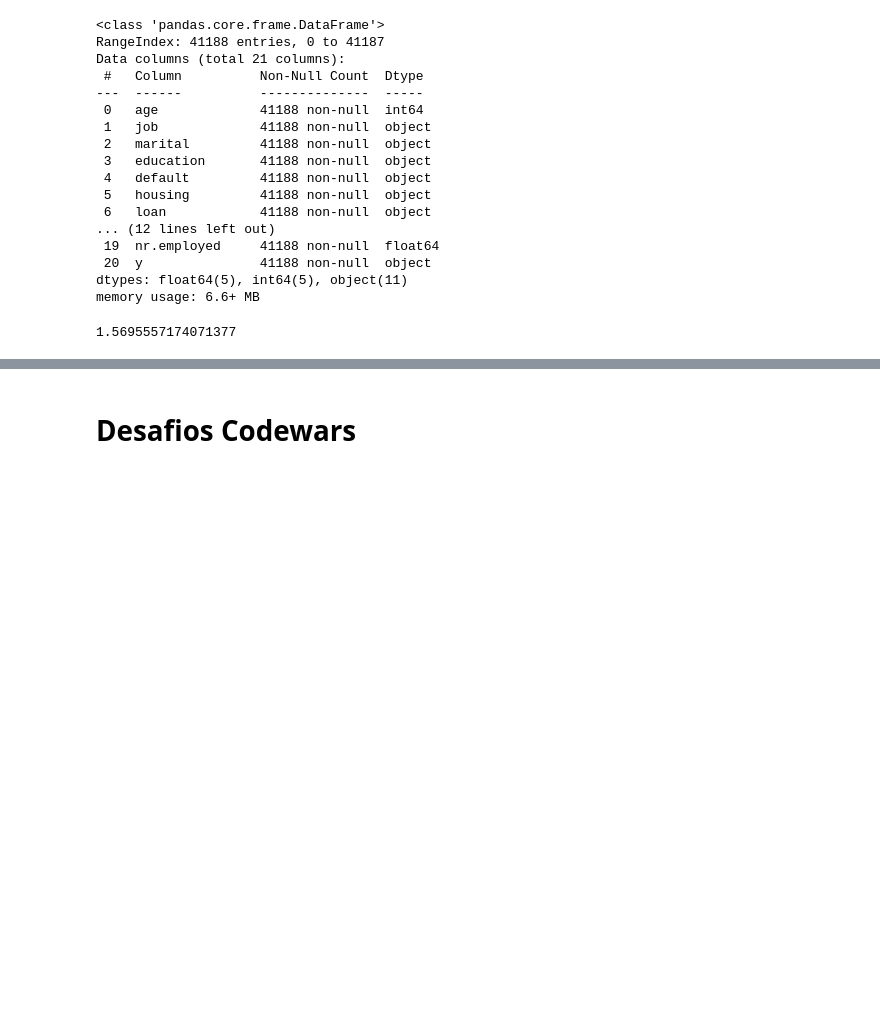
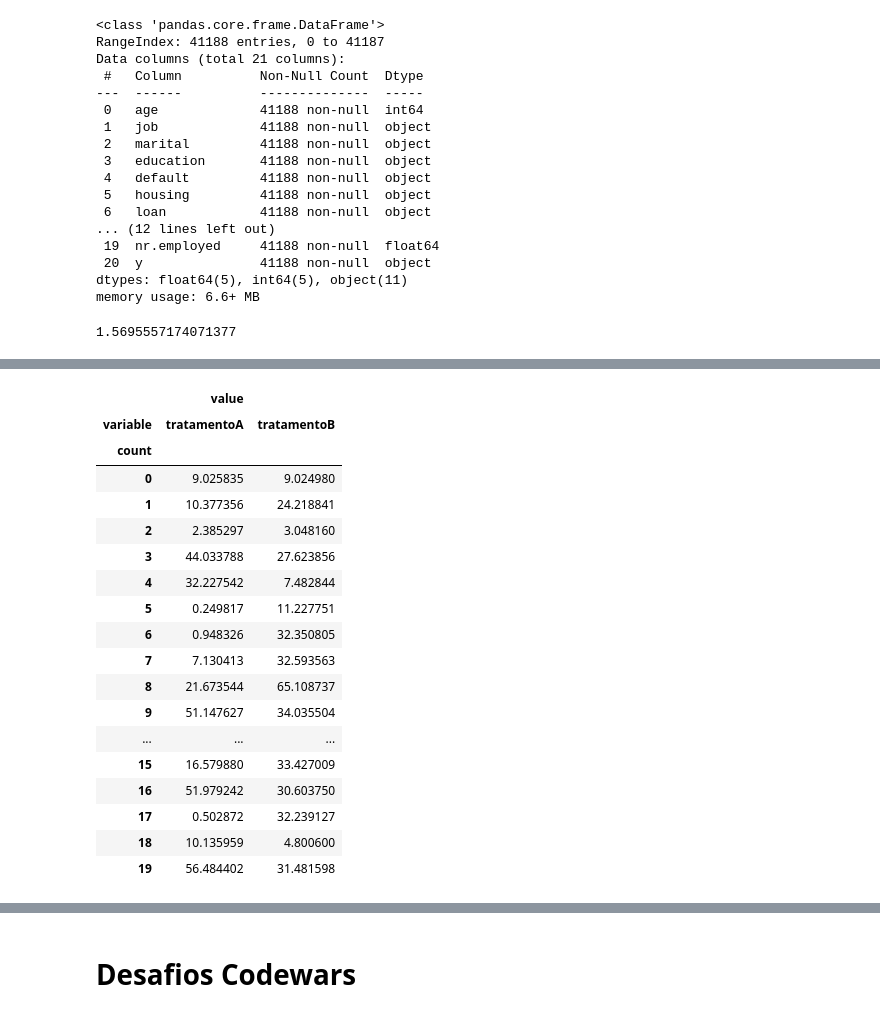
Before and after one commit to joaopalmaneto/estudos_ds_python, a Jupyter notebook: estudos/estudos.ipynb, the cells around one changed output, grey strips where cells are left out. Cells and saved outputs as stored; diff of their text form; code cells hidden in the pictures; blank space fills up the shorter version.

```diff
--- a/estudos/estudos.ipynb
+++ b/estudos/estudos.ipynb
@@ -1136,0 +1189,26 @@ bank.loc[success == True, 'previous'].mean()
+# %%
+#pivot() executa o processo inverso
+#nesse caso, o contador será o indexador, para evitar que ele retorne um dataframe com 40 colunas
+
+dados_pivot = dados_melt.pivot(index='count',columns='variable')
+dados_pivot
+# %% [output]
+|  | value |  |
+| variable | tratamentoA | tratamentoB |
+| count |  |  |
+| 0 | 9.025835 | 9.024980 |
+| 1 | 10.377356 | 24.218841 |
+| 2 | 2.385297 | 3.048160 |
+| 3 | 44.033788 | 27.623856 |
+| 4 | 32.227542 | 7.482844 |
+| 5 | 0.249817 | 11.227751 |
+| 6 | 0.948326 | 32.350805 |
+| 7 | 7.130413 | 32.593563 |
+| 8 | 21.673544 | 65.108737 |
+| 9 | 51.147627 | 34.035504 |
+| ... | ... | ... |
+| 15 | 16.579880 | 33.427009 |
+| 16 | 51.979242 | 30.603750 |
+| 17 | 0.502872 | 32.239127 |
+| 18 | 10.135959 | 4.800600 |
+| 19 | 56.484402 | 31.481598 |
```
Also changed, not shown: parts of 9 cells of this notebook.
